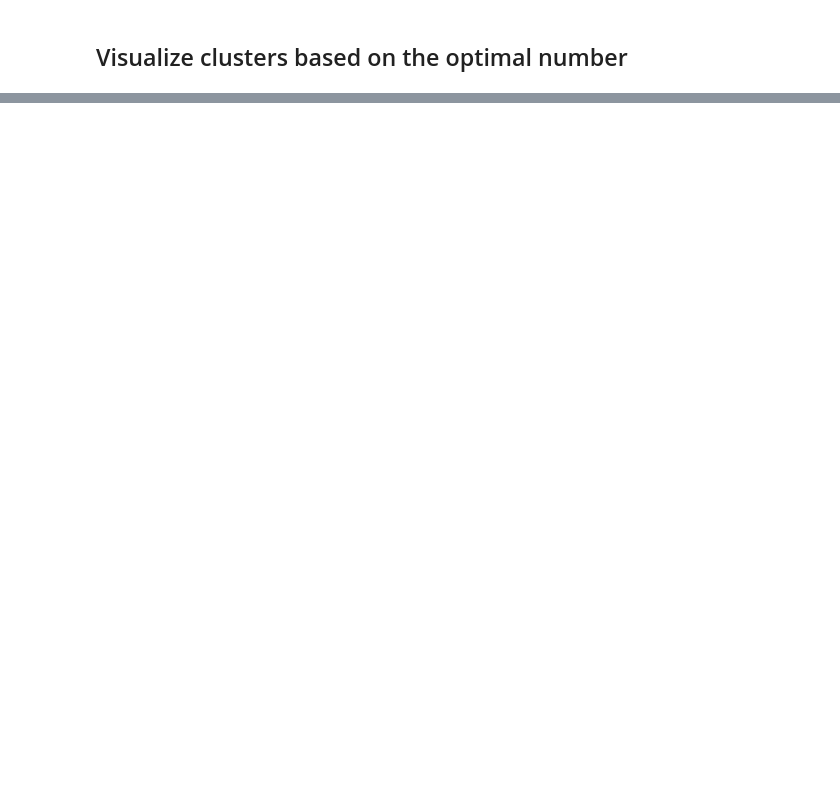
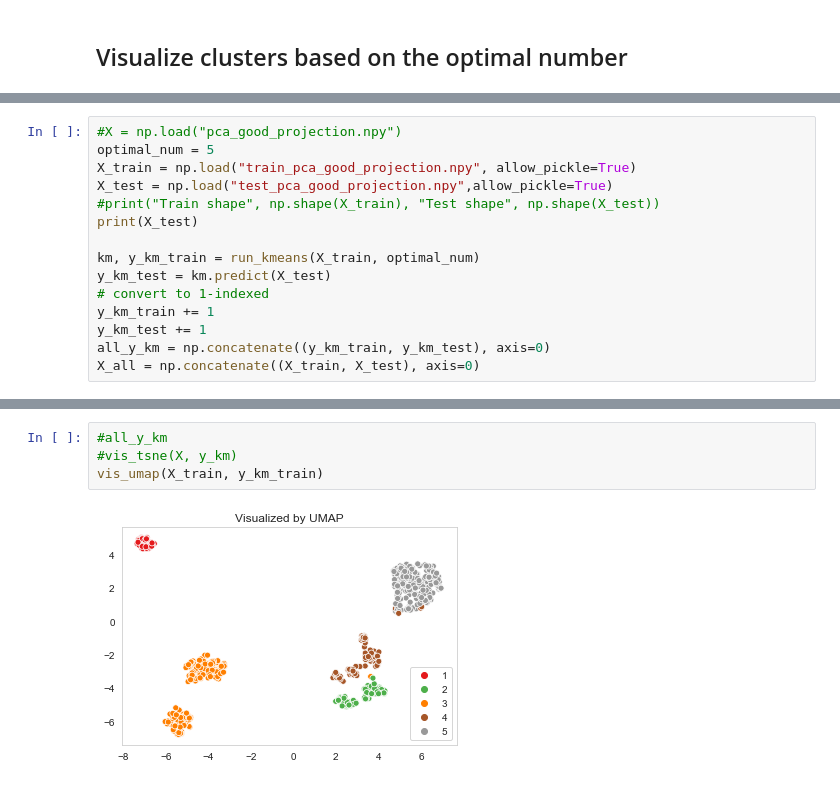
Before and after one commit to NCBI-Codeathons/SLEuth, a Jupyter notebook: src/models/kmeans.ipynb, the cells around one changed output, grey strips where cells are left out. Saved outputs shown, nothing was run; the diff lists cells and outputs as text; blank space fills up the shorter version.

```diff
--- a/src/models/kmeans.ipynb
+++ b/src/models/kmeans.ipynb
@@ -81,0 +55,15 @@ np.save("kmeans_membership.npy", y_km)
+# %%
+#X = np.load("pca_good_projection.npy")
+optimal_num = 5
+X_train = np.load("train_pca_good_projection.npy", allow_pickle=True)
+X_test = np.load("test_pca_good_projection.npy",allow_pickle=True)
+#print("Train shape", np.shape(X_train), "Test shape", np.shape(X_test))
+print(X_test)
+
+km, y_km_train = run_kmeans(X_train, optimal_num)
+y_km_test = km.predict(X_test)
+# convert to 1-indexed
+y_km_train += 1
+y_km_test += 1
+all_y_km = np.concatenate((y_km_train, y_km_test), axis=0)
+X_all = np.concatenate((X_train, X_test), axis=0)
@@ -81,0 +79,6 @@ np.save("kmeans_membership.npy", y_km)
+# %%
+#all_y_km
+#vis_tsne(X, y_km)
+vis_umap(X_train, y_km_train)
+# %% [output]
+[figure, added]
```
Also changed, not shown: parts of 8 cells of this notebook, 3 other files.
